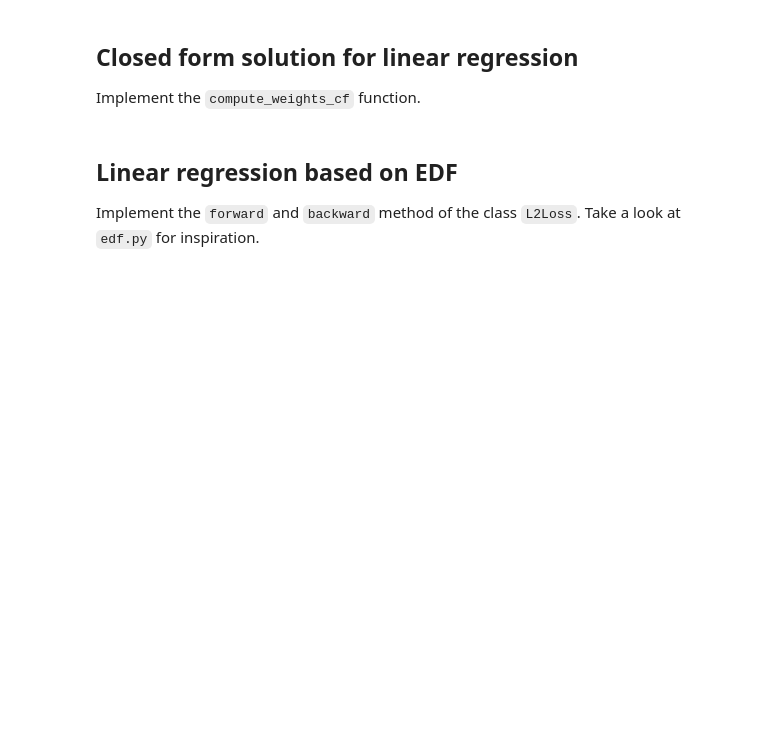
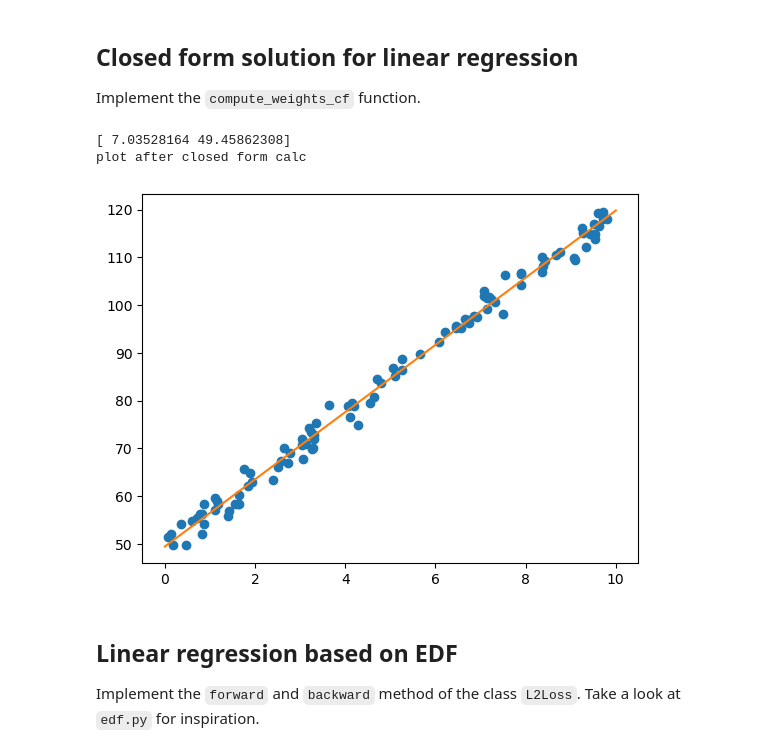
Before and after one commit to grusel-opi/deeplearning, a Jupyter notebook: ex_01_intro_to_edf/code/linear_regression.ipynb, the cells around one changed output. Cells and saved outputs as stored; diff of their text form; code cells hidden in the pictures; blank space fills up the shorter version.

```diff
--- a/ex_01_intro_to_edf/code/linear_regression.ipynb
+++ b/ex_01_intro_to_edf/code/linear_regression.ipynb
@@ -87,14 +87,22 @@ Implement the `compute_weights_cf` function.
 # %%
 X = np.concatenate([x[:, np.newaxis], np.ones((len(x), 1))], axis=-1)
 
 # X.shape: (dataset size, 2)
 # y.shape: (dataset size,)
 def compute_weights_cf(X, y):
-   pass
+    return np.matmul(np.matmul(np.linalg.inv(np.matmul(X.T, X)), X.T), y)
 
 w = compute_weights_cf(X, y)
 
+print(w)
+
 # plot the solution and calculate the error using the functions from part b)
+print('plot after closed form calc')
+plot(x, y, w[0], w[1])
+# %% [output]
+[ 7.03528164 49.45862308]
+plot after closed form calc
+[figure, added]
 # %% [markdown]
 ## Linear regression based on EDF
 
```
